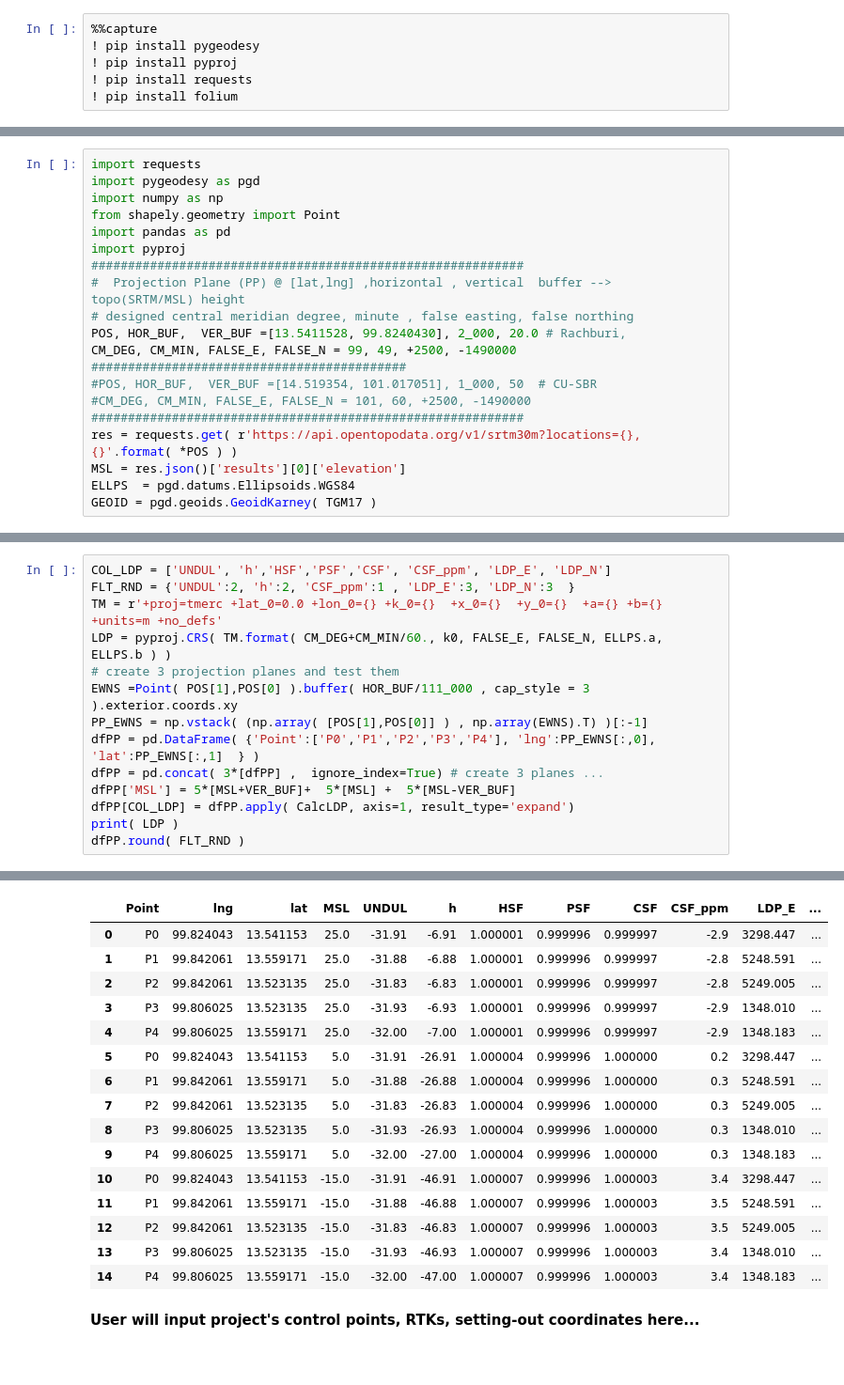
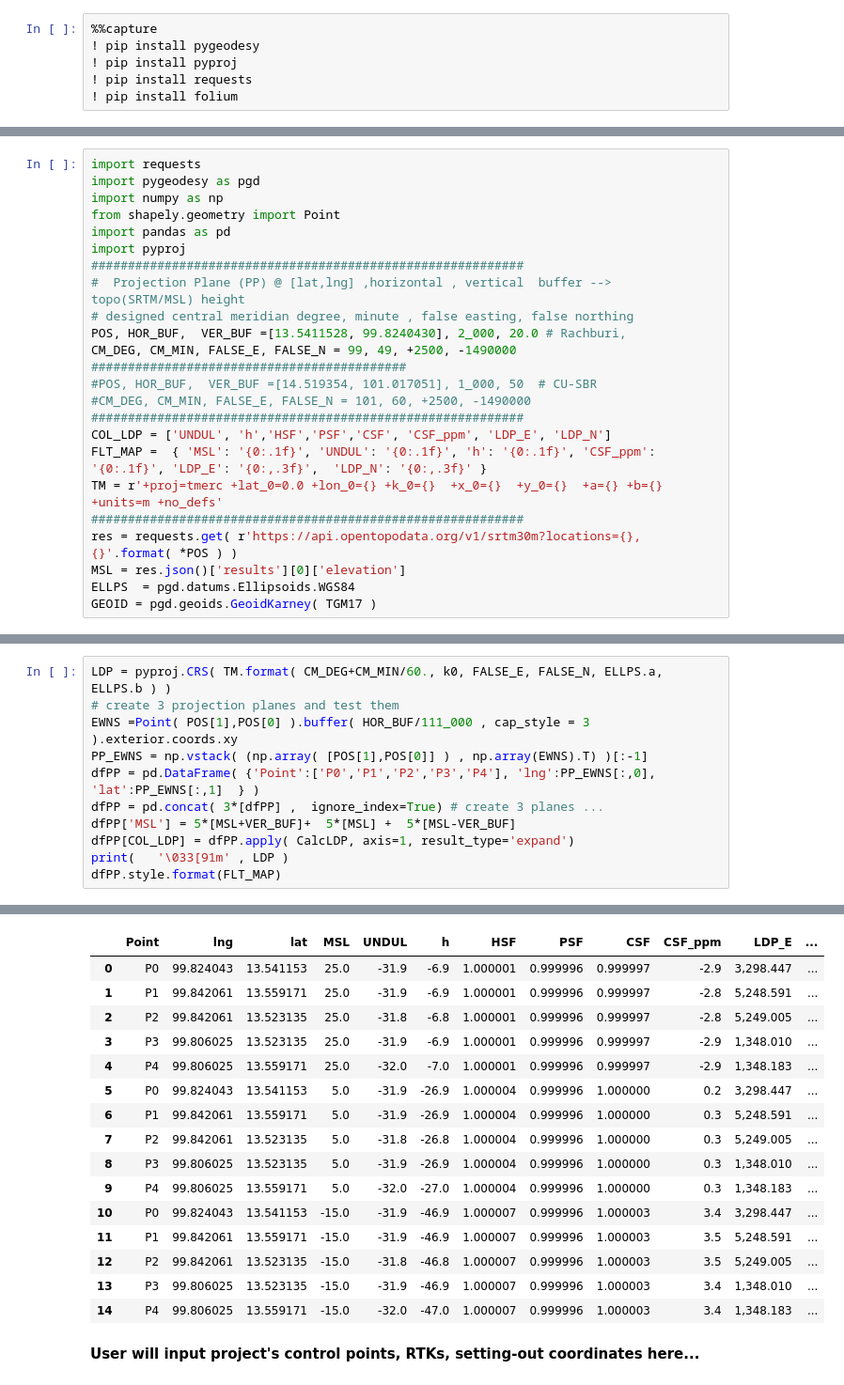
Before and after one commit to phisan-chula/2021-LDP_Design, a Jupyter notebook: LDP_Mini.ipynb, the cells around one changed output, grey strips where cells are left out. Shown at 94% size. Saved outputs shown, nothing was run; the diff lists cells and outputs as text.

```diff
--- a/LDP_Mini.ipynb
+++ b/LDP_Mini.ipynb
@@ -46,6 +50,10 @@ CM_DEG, CM_MIN, FALSE_E, FALSE_N = 99, 49, +2500, -1490000
 #POS, HOR_BUF,  VER_BUF =[14.519354, 101.017051], 1_000, 50  # CU-SBR
 #CM_DEG, CM_MIN, FALSE_E, FALSE_N = 101, 60, +2500, -1490000
 ###########################################################
+COL_LDP = ['UNDUL', 'h','HSF','PSF','CSF', 'CSF_ppm', 'LDP_E', 'LDP_N']
+FLT_MAP =  { 'MSL': '{0:.1f}', 'UNDUL': '{0:.1f}', 'h': '{0:.1f}', 'CSF_ppm': '{0:.1f}', 'LDP_E': '{0:,.3f}',  'LDP_N': '{0:,.3f}' }
+TM = r'+proj=tmerc +lat_0=0.0 +lon_0={} +k_0={}  +x_0={}  +y_0={}  +a={} +b={} +units=m +no_defs'
+###########################################################
 res = requests.get( r'https://api.opentopodata.org/v1/srtm30m?locations={},{}'.format( *POS ) )
 MSL = res.json()['results'][0]['elevation']
 ELLPS  = pgd.datums.Ellipsoids.WGS84
@@ -83,7 +93,4 @@ Designed LDP-TM :  99° 49´
 # %%
-COL_LDP = ['UNDUL', 'h','HSF','PSF','CSF', 'CSF_ppm', 'LDP_E', 'LDP_N']
-FLT_RND = {'UNDUL':2, 'h':2, 'CSF_ppm':1 , 'LDP_E':3, 'LDP_N':3  }
-TM = r'+proj=tmerc +lat_0=0.0 +lon_0={} +k_0={}  +x_0={}  +y_0={}  +a={} +b={} +units=m +no_defs'
 LDP = pyproj.CRS( TM.format( CM_DEG+CM_MIN/60., k0, FALSE_E, FALSE_N, ELLPS.a, ELLPS.b ) )
 # create 3 projection planes and test them
 EWNS =Point( POS[1],POS[0] ).buffer( HOR_BUF/111_000 , cap_style = 3  ).exterior.coords.xy
@@ -92,6 +99,6 @@ dfPP = pd.DataFrame( {'Point':['P0','P1','P2','P3','P4'], 'lng':PP_EWNS[:,0], 'l
 dfPP = pd.concat( 3*[dfPP] ,  ignore_index=True) # create 3 planes ...
 dfPP['MSL'] = 5*[MSL+VER_BUF]+  5*[MSL] +  5*[MSL-VER_BUF]
 dfPP[COL_LDP] = dfPP.apply( CalcLDP, axis=1, result_type='expand')
-print( LDP )
-dfPP.round( FLT_RND )
+print(   '\033[91m' , LDP )
+dfPP.style.format(FLT_MAP)
 # %% [output]
@@ -99,19 +106,19 @@ dfPP.round( FLT_RND )
 |  | Point | lng | lat | MSL | UNDUL | h | HSF | PSF | CSF | CSF_ppm | LDP_E | ... |
-| 0 | P0 | 99.824043 | 13.541153 | 25.0 | -31.91 | -6.91 | 1.000001 | 0.999996 | 0.999997 | -2.9 | 3298.447 | ... |
-| 1 | P1 | 99.842061 | 13.559171 | 25.0 | -31.88 | -6.88 | 1.000001 | 0.999996 | 0.999997 | -2.8 | 5248.591 | ... |
-| 2 | P2 | 99.842061 | 13.523135 | 25.0 | -31.83 | -6.83 | 1.000001 | 0.999996 | 0.999997 | -2.8 | 5249.005 | ... |
-| 3 | P3 | 99.806025 | 13.523135 | 25.0 | -31.93 | -6.93 | 1.000001 | 0.999996 | 0.999997 | -2.9 | 1348.010 | ... |
-| 4 | P4 | 99.806025 | 13.559171 | 25.0 | -32.00 | -7.00 | 1.000001 | 0.999996 | 0.999997 | -2.9 | 1348.183 | ... |
-| 5 | P0 | 99.824043 | 13.541153 | 5.0 | -31.91 | -26.91 | 1.000004 | 0.999996 | 1.000000 | 0.2 | 3298.447 | ... |
-| 6 | P1 | 99.842061 | 13.559171 | 5.0 | -31.88 | -26.88 | 1.000004 | 0.999996 | 1.000000 | 0.3 | 5248.591 | ... |
-| 7 | P2 | 99.842061 | 13.523135 | 5.0 | -31.83 | -26.83 | 1.000004 | 0.999996 | 1.000000 | 0.3 | 5249.005 | ... |
-| 8 | P3 | 99.806025 | 13.523135 | 5.0 | -31.93 | -26.93 | 1.000004 | 0.999996 | 1.000000 | 0.3 | 1348.010 | ... |
-| 9 | P4 | 99.806025 | 13.559171 | 5.0 | -32.00 | -27.00 | 1.000004 | 0.999996 | 1.000000 | 0.3 | 1348.183 | ... |
-| 10 | P0 | 99.824043 | 13.541153 | -15.0 | -31.91 | -46.91 | 1.000007 | 0.999996 | 1.000003 | 3.4 | 3298.447 | ... |
-| 11 | P1 | 99.842061 | 13.559171 | -15.0 | -31.88 | -46.88 | 1.000007 | 0.999996 | 1.000003 | 3.5 | 5248.591 | ... |
-| 12 | P2 | 99.842061 | 13.523135 | -15.0 | -31.83 | -46.83 | 1.000007 | 0.999996 | 1.000003 | 3.5 | 5249.005 | ... |
-| 13 | P3 | 99.806025 | 13.523135 | -15.0 | -31.93 | -46.93 | 1.000007 | 0.999996 | 1.000003 | 3.4 | 1348.010 | ... |
-| 14 | P4 | 99.806025 | 13.559171 | -15.0 | -32.00 | -47.00 | 1.000007 | 0.999996 | 1.000003 | 3.4 | 1348.183 | ... |
+| 0 | P0 | 99.824043 | 13.541153 | 25.0 | -31.9 | -6.9 | 1.000001 | 0.999996 | 0.999997 | -2.9 | 3,298.447 | ... |
+| 1 | P1 | 99.842061 | 13.559171 | 25.0 | -31.9 | -6.9 | 1.000001 | 0.999996 | 0.999997 | -2.8 | 5,248.591 | ... |
+| 2 | P2 | 99.842061 | 13.523135 | 25.0 | -31.8 | -6.8 | 1.000001 | 0.999996 | 0.999997 | -2.8 | 5,249.005 | ... |
+| 3 | P3 | 99.806025 | 13.523135 | 25.0 | -31.9 | -6.9 | 1.000001 | 0.999996 | 0.999997 | -2.9 | 1,348.010 | ... |
+| 4 | P4 | 99.806025 | 13.559171 | 25.0 | -32.0 | -7.0 | 1.000001 | 0.999996 | 0.999997 | -2.9 | 1,348.183 | ... |
+| 5 | P0 | 99.824043 | 13.541153 | 5.0 | -31.9 | -26.9 | 1.000004 | 0.999996 | 1.000000 | 0.2 | 3,298.447 | ... |
+| 6 | P1 | 99.842061 | 13.559171 | 5.0 | -31.9 | -26.9 | 1.000004 | 0.999996 | 1.000000 | 0.3 | 5,248.591 | ... |
+| 7 | P2 | 99.842061 | 13.523135 | 5.0 | -31.8 | -26.8 | 1.000004 | 0.999996 | 1.000000 | 0.3 | 5,249.005 | ... |
+| 8 | P3 | 99.806025 | 13.523135 | 5.0 | -31.9 | -26.9 | 1.000004 | 0.999996 | 1.000000 | 0.3 | 1,348.010 | ... |
+| 9 | P4 | 99.806025 | 13.559171 | 5.0 | -32.0 | -27.0 | 1.000004 | 0.999996 | 1.000000 | 0.3 | 1,348.183 | ... |
+| 10 | P0 | 99.824043 | 13.541153 | -15.0 | -31.9 | -46.9 | 1.000007 | 0.999996 | 1.000003 | 3.4 | 3,298.447 | ... |
+| 11 | P1 | 99.842061 | 13.559171 | -15.0 | -31.9 | -46.9 | 1.000007 | 0.999996 | 1.000003 | 3.5 | 5,248.591 | ... |
+| 12 | P2 | 99.842061 | 13.523135 | -15.0 | -31.8 | -46.8 | 1.000007 | 0.999996 | 1.000003 | 3.5 | 5,249.005 | ... |
+| 13 | P3 | 99.806025 | 13.523135 | -15.0 | -31.9 | -46.9 | 1.000007 | 0.999996 | 1.000003 | 3.4 | 1,348.010 | ... |
+| 14 | P4 | 99.806025 | 13.559171 | -15.0 | -32.0 | -47.0 | 1.000007 | 0.999996 | 1.000003 | 3.4 | 1,348.183 | ... |
 # %% [markdown]
 **User will input project's control points, RTKs, setting-out coordinates here...**
 # %%
```
Also changed, not shown: parts of 8 cells of this notebook.
